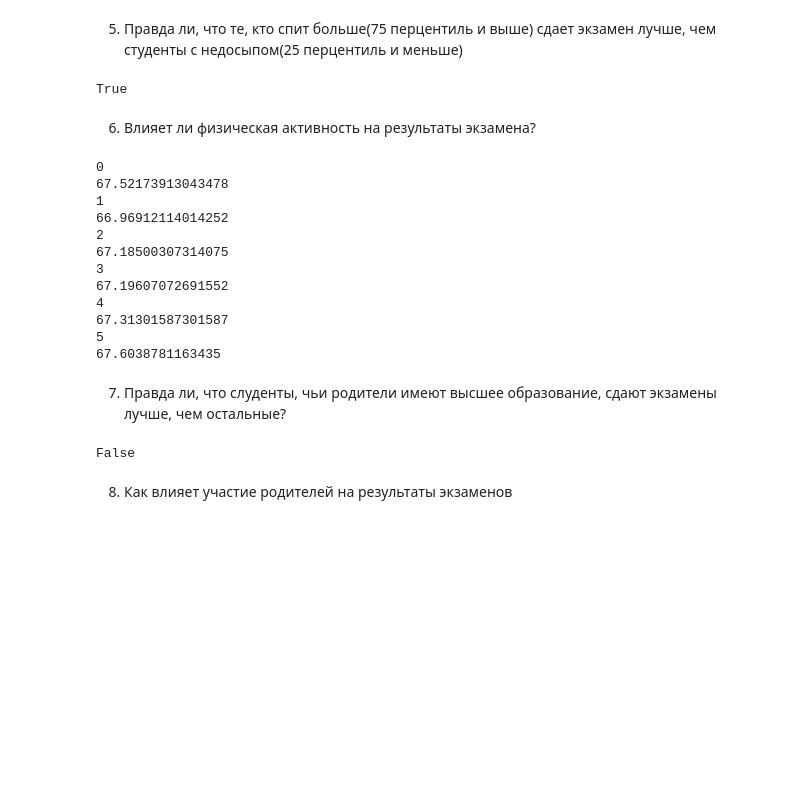
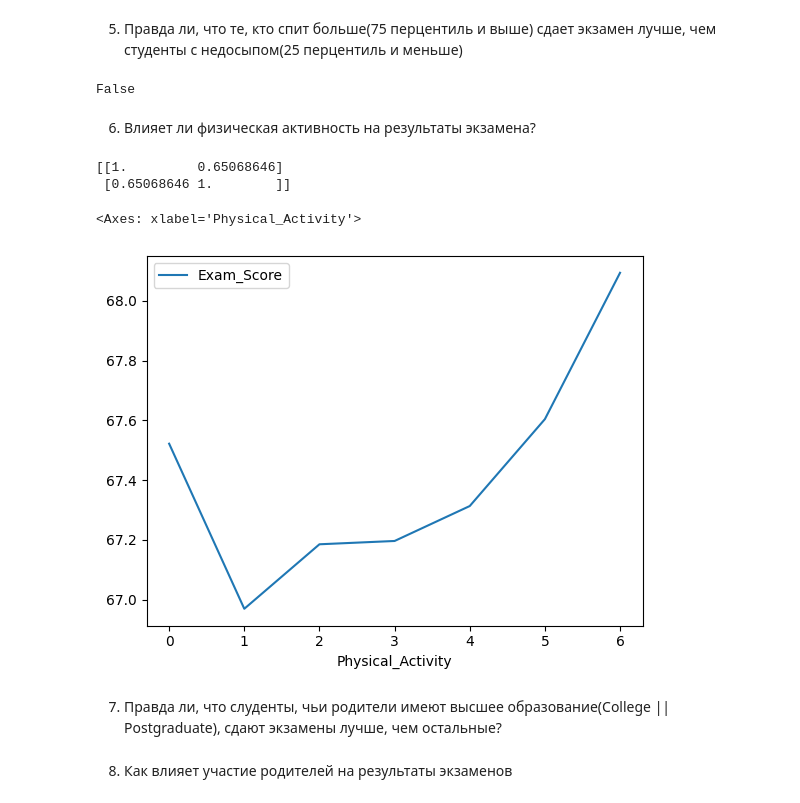
Before and after one commit to TeoPlow/study, a Jupyter notebook: ML/lab1/Lab1-6.ipynb, the cells around one changed output. Drawn from its saved outputs; the diff is of its cells as text; code cells hidden in the pictures; blank space fills up the shorter version.

```diff
--- a/ML/lab1/Lab1-6.ipynb
+++ b/ML/lab1/Lab1-6.ipynb
@@ -216,59 +198,38 @@ data.describe(percentiles=[0.25, 0.75])
 per_25 = data['Sleep_Hours'].quantile(0.25)
 per_75 = data['Sleep_Hours'].quantile(0.75)
 
-arr_25 = np.zeros((6607))
-arr_75 = np.zeros((6607))
+giga_sleep_exam = data[data['Sleep_Hours'] >= per_75].Exam_Score.mean()
+nigga_sleep_exam = data[data['Sleep_Hours'] <= per_25].Exam_Score.mean()
 
-for i in range(0, 6607):
-    if data.at[i, 'Sleep_Hours'] <= data['Sleep_Hours'].quantile(0.25):
-        arr_25[i] = data.at[i, 'Exam_Score']
-    if data.at[i, 'Sleep_Hours'] >= data['Sleep_Hours'].quantile(0.75):
-        arr_75[i] = data.at[i, 'Exam_Score']
-
-if np.average(arr_25) < np.average(arr_75):
+if giga_sleep_exam > nigga_sleep_exam:
     print(True)
 else:
     print(False)
 # %% [output]
-True
+False
 # %% [markdown]
 6. Влияет ли физическая активность на результаты экзамена?
 # %%
-pd.crosstab(data["Physical_Activity"], data["Exam_Score"])
-for i in range(6):
-    print(i)
-    print(data[data["Physical_Activity"] == i]["Exam_Score"].mean())
+nillkiggers = data.groupby('Physical_Activity').Exam_Score.mean()
+
+nillkiggers = nillkiggers.reset_index()
+print(np.corrcoef(nillkiggers['Physical_Activity'],nillkiggers['Exam_Score']))
+nillkiggers.plot(x = 'Physical_Activity', y = 'Exam_Score')
 # %% [output]
-0
-67.52173913043478
-1
-66.96912114014252
-2
-67.18500307314075
-3
-67.19607072691552
-4
-67.31301587301587
-5
-67.6038781163435
+[[1.         0.65068646]
+ [0.65068646 1.        ]]
+<Axes: xlabel='Physical_Activity'>
+[figure, added]
-# %% [markdown]
-7. Правда ли, что слуденты, чьи родители имеют высшее образование, сдают экзамены лучше, чем остальные?
+# %% [markdown]
+7. Правда ли, что слуденты, чьи родители имеют высшее образование(College || Postgraduate), сдают экзамены лучше, чем остальные?
 # %%
-arr_grade = np.zeros((6607))
-arr_degrade = np.zeros((6607))
+# high_grade = data[data['Parental_Education_Level'] == "College" or data['Parental_Education_Level'] == "Postgraduate"].Exam_Score.mean()
+# low_grade = data[data['Parental_Education_Level'] == "High School"].Exam_Score.mean()
 
-for i in range(0, 6607):
-    if data.at[i, 'Parental_Education_Level'] == "Postgraduate":
-        arr_grade[i] = data.at[i, 'Exam_Score']
-    else:
-        arr_degrade[i] = data.at[i, 'Exam_Score']
-
-if np.average(arr_grade) > np.average(arr_degrade):
-    print(True)
-else:
-    print(False)
+# if high_grade < low_grade:
+#     print(True)
+# else:
+#     print(False)
-# %% [output]
-False
 # %% [markdown]
 8. Как влияет участие родителей на результаты экзаменов
 # %%
```
Also changed, not shown: parts of 25 cells of this notebook.
